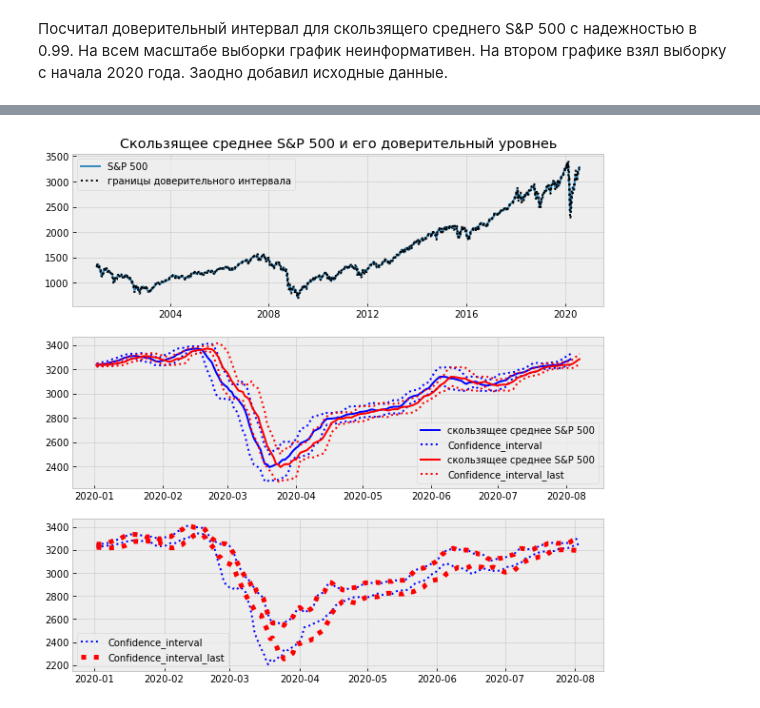
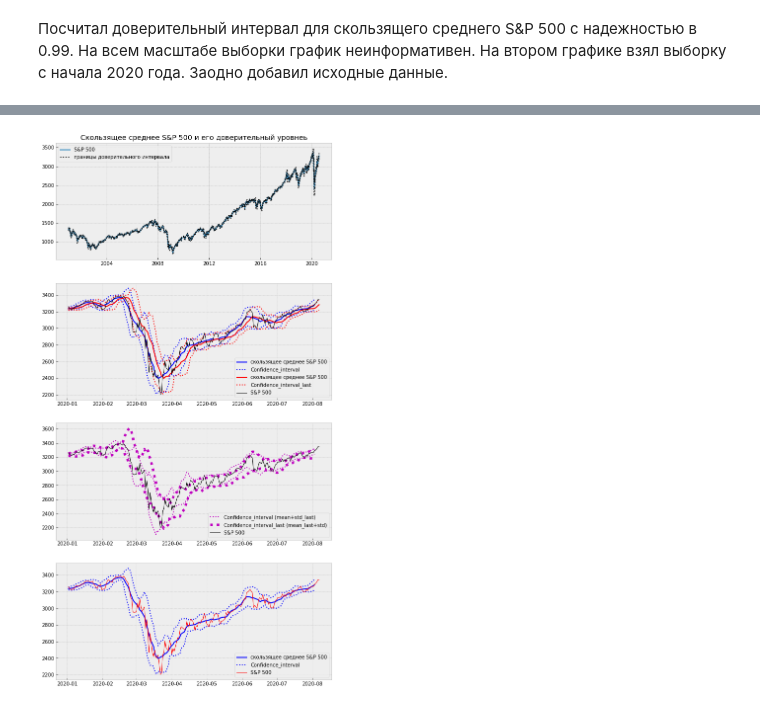
Before and after one commit to ksn38/GB, a Jupyter notebook: 0.ipynb, the cells around one changed output, grey strips where cells are left out. Saved outputs shown, nothing was run; the diff lists cells and outputs as text; code cells hidden in the pictures.

```diff
--- a/0.ipynb
+++ b/0.ipynb
@@ -314,7 +314,7 @@ SPM['rollm_last'] = SPM.Close.rolling(window=win).mean()
 SPM['rollstd'] = SPM.Close.rolling(window=win, center=True).std()
 SPM['rollstd_last'] = SPM.Close.rolling(window=win).std()
 
-alpha = 0.01
+alpha = 0.001
 
 t1 = stats.t.ppf(alpha / 2, df=win - 1)
 t2 = stats.t.ppf(1 - alpha / 2, df=win - 1)
@@ -326,7 +326,7 @@ SPM['t4'] = SPM.rollm_last + t2*SPM.rollstd_last/(win**(1/2))
 SPM['t_diff11'] = SPM.rollm + t1*SPM.rollstd_last/(win**(1/2))
 SPM['t_diff12'] = SPM.rollm + t2*SPM.rollstd_last/(win**(1/2))
 SPM['t_diff21'] = SPM.rollm_last + t1*SPM.rollstd/(win**(1/2))
-SPM['t_diff22'] = SPM.rollm + t2*SPM.rollstd_last/(win**(1/2))
+SPM['t_diff22'] = SPM.rollm_last + t2*SPM.rollstd/(win**(1/2))
 # %%
 SPM.head(15)
 # %% [output]
@@ -350,28 +350,36 @@ SPM.head(15)
 # %%
-fig, ax = plt.subplots(nrows=3, ncols=1)
-fig.set_size_inches(10, 10)
-ax1, ax2, ax3 = ax.flatten()
+fig, ax = plt.subplots(nrows=4, ncols=1)
+fig.set_size_inches(10, 20)
+ax1, ax2, ax3, ax4 = ax.flatten()
 ax1.plot(SPM.rollm, label='S&P 500')
 ax1.plot(SPM.t1, linestyle=':', c='k', label='границы доверительного интервала')
 ax1.plot(SPM.t2, linestyle=':', c='k')
 ax1.set_title('Скользящее среднее S&P 500 и его доверительный уровнеь')
 ax1.legend()
 
 ax2.plot(SPM.rollm[SPM.index > '2020'], label='скользящее среднее S&P 500', c='b')
 ax2.plot(SPM.t1[SPM.index > '2020'], linestyle=':', c='b', label='Confidence_interval')
 ax2.plot(SPM.t2[SPM.index > '2020'], linestyle=':', c='b')
 ax2.plot(SPM.rollm_last[SPM.index > '2020'], label='скользящее среднее S&P 500', c='r')
 ax2.plot(SPM.t3[SPM.index > '2020'], linestyle=':', c='r', label='Confidence_interval_last')
 ax2.plot(SPM.t4[SPM.index > '2020'], linestyle=':', c='r')
+ax2.plot(SPM.Close[SPM.index > '2020'], linewidth=1, c='k', label='S&P 500')
 ax2.legend()
 
 #ax3.plot(SPM.rollm[SPM.index > '2020'], label='скользящее среднее S&P 500', c='b')
-ax3.plot(SPM.t_diff11[SPM.index > '2020'], linestyle=':', c='b', label='Confidence_interval')
-ax3.plot(SPM.t_diff12[SPM.index > '2020'], linestyle=':', c='b')
+ax3.plot(SPM.t_diff11[SPM.index > '2020'], linestyle=':', c='m', label='Confidence_interval (mean+std_last)')
+ax3.plot(SPM.t_diff12[SPM.index > '2020'], linestyle=':', c='m')
 #ax3.plot(SPM.rollm_last[SPM.index > '2020'], label='скользящее среднее S&P 500', c='r')
-ax3.plot(SPM.t_diff21[SPM.index > '2020'], linestyle=':', c='r', linewidth=5, label='Confidence_interval_last')
-ax3.plot(SPM.t_diff22[SPM.index > '2020'], linestyle=':', c='r', linewidth=5)
+ax3.plot(SPM.t_diff21[SPM.index > '2020'], linestyle=':', c='m', linewidth=5, label='Confidence_interval_last (mean_last+std)')
+ax3.plot(SPM.t_diff22[SPM.index > '2020'], linestyle=':', c='m', linewidth=5)
+ax3.plot(SPM.Close[SPM.index > '2020'], linewidth=1, c='k', label='S&P 500')
 ax3.legend()
+
+ax4.plot(SPM.rollm[SPM.index > '2020'], label='скользящее среднее S&P 500', c='b')
+ax4.plot(SPM.t1[SPM.index > '2020'], linestyle=':', c='b', label='Confidence_interval')
+ax4.plot(SPM.t2[SPM.index > '2020'], linestyle=':', c='b')
+ax4.plot(SPM.Close[SPM.index > '2020'], linewidth=1, c='r', label='S&P 500')
+ax4.legend()
 plt.show()
 # %% [output]
-[figure, old version]
+[figure, new version]
```
Also changed, not shown: parts of 1 cell of this notebook.
